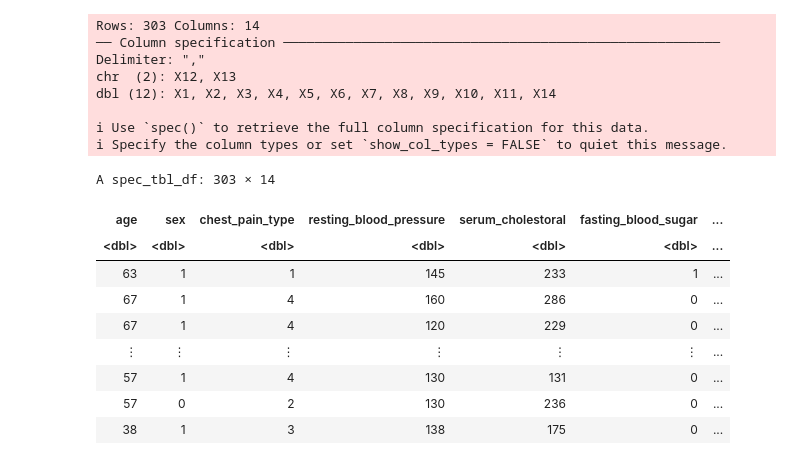
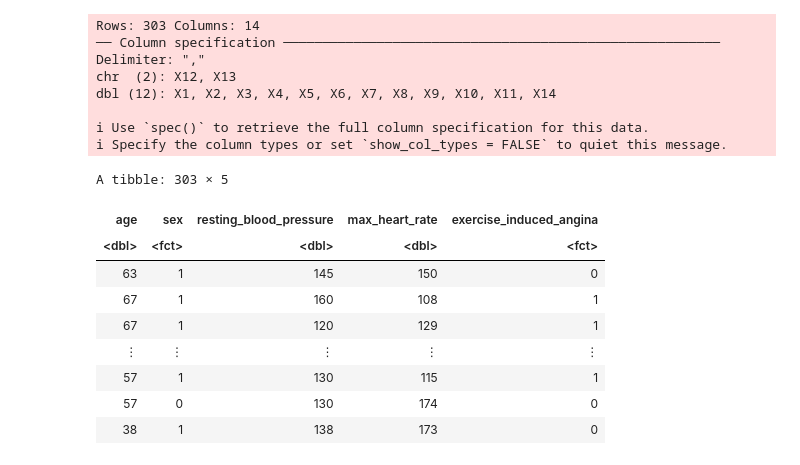
Before and after one commit to samtang22/dsci-100-2022W1-group-21, a Jupyter notebook: heart.data.ipynb, the cells around one changed output. Saved outputs shown, nothing was run; the diff lists cells and outputs as text; code cells hidden in the pictures.

```diff
--- a/heart.data.ipynb
+++ b/heart.data.ipynb
@@ -25,27 +25,31 @@ Warning message in file(filename, "r", encoding = encoding):
 “cannot open file 'tests.R': No such file or directory”
 ERROR: Error in file(filename, "r", encoding = encoding): cannot open the connection
 # %%
+#loading data frame, assigning column names, changing angina column to factor type, & selecting the columns we need
 heart_data <- read_csv("processed.cleveland.data",col_names=FALSE) |>
     rename(age=X1, sex=X2,chest_pain_type=X3, resting_blood_pressure=X4, serum_cholestoral=X5, fasting_blood_sugar=X6,
            resting_electrocardiographic_results=X7, max_heart_rate=X8, exercise_induced_angina=X9, ST_depression=X10,
-           slope=X11, number_vessels=X12, thal=X13, target=X14)
+           slope=X11, number_vessels=X12, thal=X13, target=X14) |>
+    mutate(exercise_induced_angina=as.factor(exercise_induced_angina)) |>
+    mutate(sex=as.factor(sex)) |>
+    select(age, sex, resting_blood_pressure, max_heart_rate, exercise_induced_angina)
 heart_data
 # %% [output]
 Rows: 303 Columns: 14
 ── Column specification ────────────────────────────────────────────────────────
 Delimiter: ","
 chr  (2): X12, X13
 dbl (12): X1, X2, X3, X4, X5, X6, X7, X8, X9, X10, X11, X14
 
 ℹ Use `spec()` to retrieve the full column specification for this data.
 ℹ Specify the column types or set `show_col_types = FALSE` to quiet this message.
-A spec_tbl_df: 303 × 14
+A tibble: 303 × 5
-| age | sex | chest_pain_type | resting_blood_pressure | serum_cholestoral | fasting_blood_sugar | ... |
-| <dbl> | <dbl> | <dbl> | <dbl> | <dbl> | <dbl> | ... |
-| 63 | 1 | 1 | 145 | 233 | 1 | ... |
-| 67 | 1 | 4 | 160 | 286 | 0 | ... |
-| 67 | 1 | 4 | 120 | 229 | 0 | ... |
-| ⋮ | ⋮ | ⋮ | ⋮ | ⋮ | ⋮ | ... |
-| 57 | 1 | 4 | 130 | 131 | 0 | ... |
-| 57 | 0 | 2 | 130 | 236 | 0 | ... |
-| 38 | 1 | 3 | 138 | 175 | 0 | ... |
+| age | sex | resting_blood_pressure | max_heart_rate | exercise_induced_angina |
+| <dbl> | <fct> | <dbl> | <dbl> | <fct> |
+| 63 | 1 | 145 | 150 | 0 |
+| 67 | 1 | 160 | 108 | 1 |
+| 67 | 1 | 120 | 129 | 1 |
+| ⋮ | ⋮ | ⋮ | ⋮ | ⋮ |
+| 57 | 1 | 130 | 115 | 1 |
+| 57 | 0 | 130 | 174 | 0 |
+| 38 | 1 | 138 | 173 | 0 |
```
Also changed, not shown: parts of 6 cells of this notebook.
